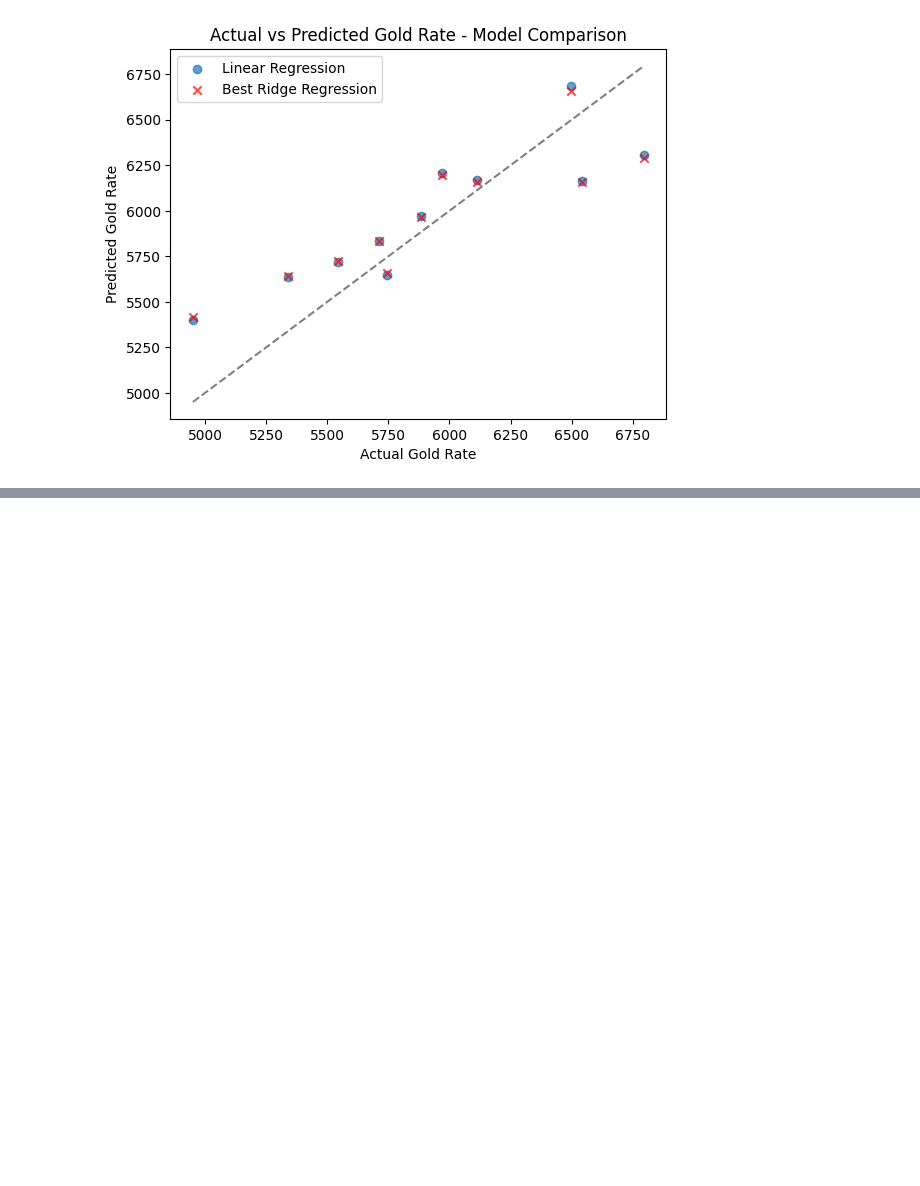
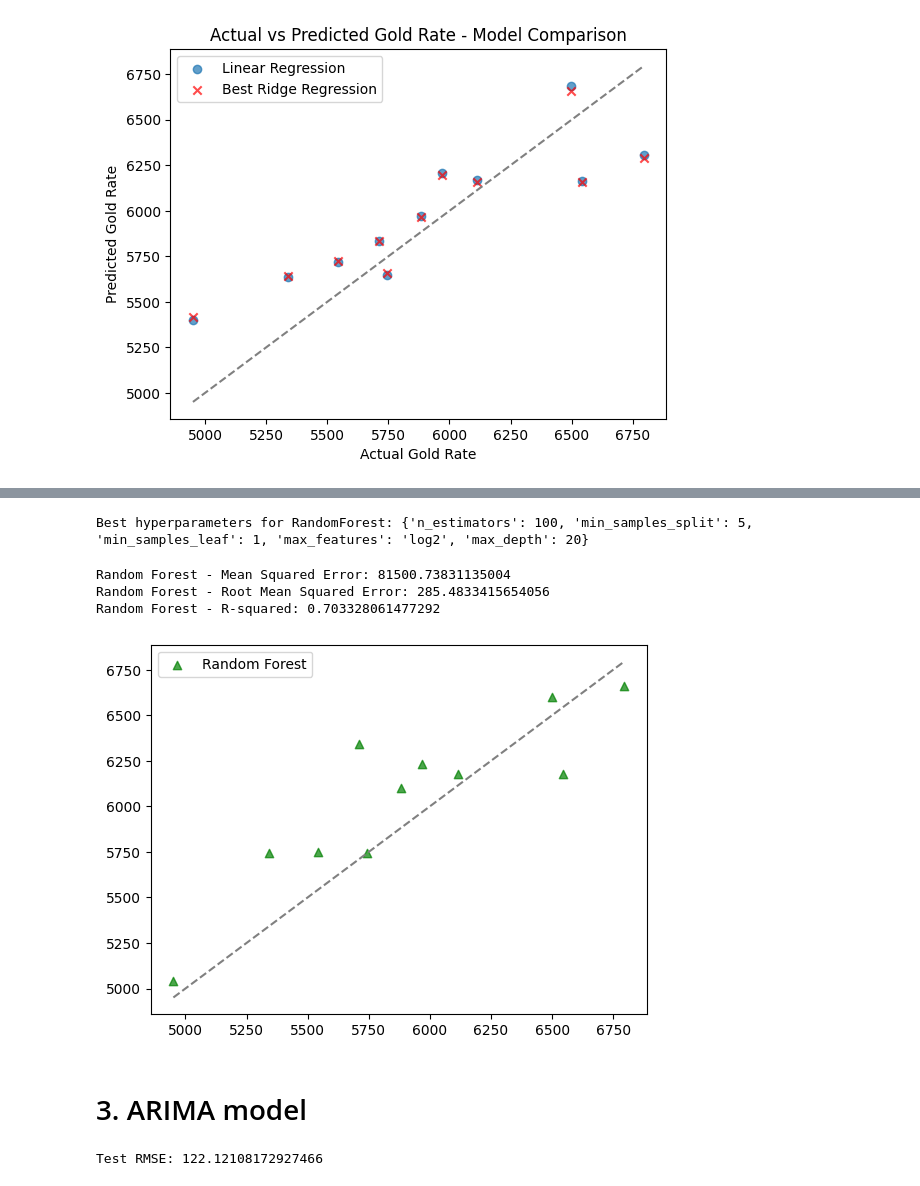
Before and after one commit to LinhVuHoang/Personal_projects, a Jupyter notebook: Gold-Price-Prediction/notebook/Gold_price_usdinr_prediction.ipynb, the cells around one changed output, grey strips where cells are left out. Drawn from its saved outputs; the diff is of its cells as text; code cells hidden in the pictures; blank space fills up the shorter version.

Commit message:
complete: gold price prediction

```diff
--- a/Gold-Price-Prediction/notebook/Gold_price_usdinr_prediction.ipynb
+++ b/Gold-Price-Prediction/notebook/Gold_price_usdinr_prediction.ipynb
@@ -387,0 +402,15 @@ plt.show()
+# %%
+#Initialize RandomizedSearchCV for RandomForest
+
+random_search_rf = RandomizedSearchCV(
+    estimator=rf_regressor,
+    param_distributions=param_grid_rf,
+    n_iter=10, #number of random combinations to try,
+    cv=5,
+    scoring='neg_mean_squared_error',
+    n_jobs=-1,
+    random_state=42,
+    verbose=2)
+# %%
+# Fit the RandomForest model with RandomizedSearchCV
+random_search_rf.fit(X_train_scaled,y_train)
@@ -387,0 +445,42 @@ plt.show()
+# %%
+#print the best hyperparameters for RandomForest
+print("Best hyperparameters for RandomForest:", random_search_rf.best_params_)
+# %% [output]
+Best hyperparameters for RandomForest: {'n_estimators': 100, 'min_samples_split': 5, 'min_samples_leaf': 1, 'max_features': 'log2', 'max_depth': 20}
+# %%
+#Get the best RandomForest Model
+best_rf = random_search_rf.best_estimator_
+#Predict using the best RnadomForest Model
+y_pred_rf = best_rf.predict(X_test_scaled)
+# %%
+# Evaluate the best RandomForest model
+mse_rf = mean_squared_error(y_test, y_pred_rf)
+rmse_rf = np.sqrt(mse_rf)
+r2_rf = r2_score(y_test, y_pred_rf)
+
+print(f"Random Forest - Mean Squared Error: {mse_rf}")
+print(f"Random Forest - Root Mean Squared Error: {rmse_rf}")
+print(f"Random Forest - R-squared: {r2_rf}")
+# %% [output]
+Random Forest - Mean Squared Error: 81500.73831135004
+Random Forest - Root Mean Squared Error: 285.4833415654056
+Random Forest - R-squared: 0.703328061477292
+# %%
+# ... (rest of your plotting code, modified to include Random Forest results)
+fig, ax = plt.subplots()
+
+# Plot for Random Forest
+ax.scatter(y_test, y_pred_rf, label='Random Forest', alpha=0.7, marker='^', color='green')
+
+# Update legend and limits (as before)
+ax.legend()
+
+min_value = min(y_test.min().values[0], y_pred.min(), y_pred_best.min(), y_pred_rf.min())
+max_value = max(y_test.max().values[0], y_pred.max(), y_pred_best.max(), y_pred_rf.max())
+ax.plot([min_value, max_value], [min_value, max_value], color='gray', linestyle='--')
+
+plt.show()
+# %% [output]
+[figure, added]
+# %% [markdown]
+<h1> 3. ARIMA model </h1>
@@ -387,0 +505,6 @@ plt.show()
+# %%
+# Evaluate the model
+rmse = np.sqrt(mean_squared_error(test, predictions))
+print(f'Test RMSE: {rmse}')
+# %% [output]
+Test RMSE: 122.12108172927466
```
Also changed, not shown: parts of 20 cells of this notebook, 5 other files.
